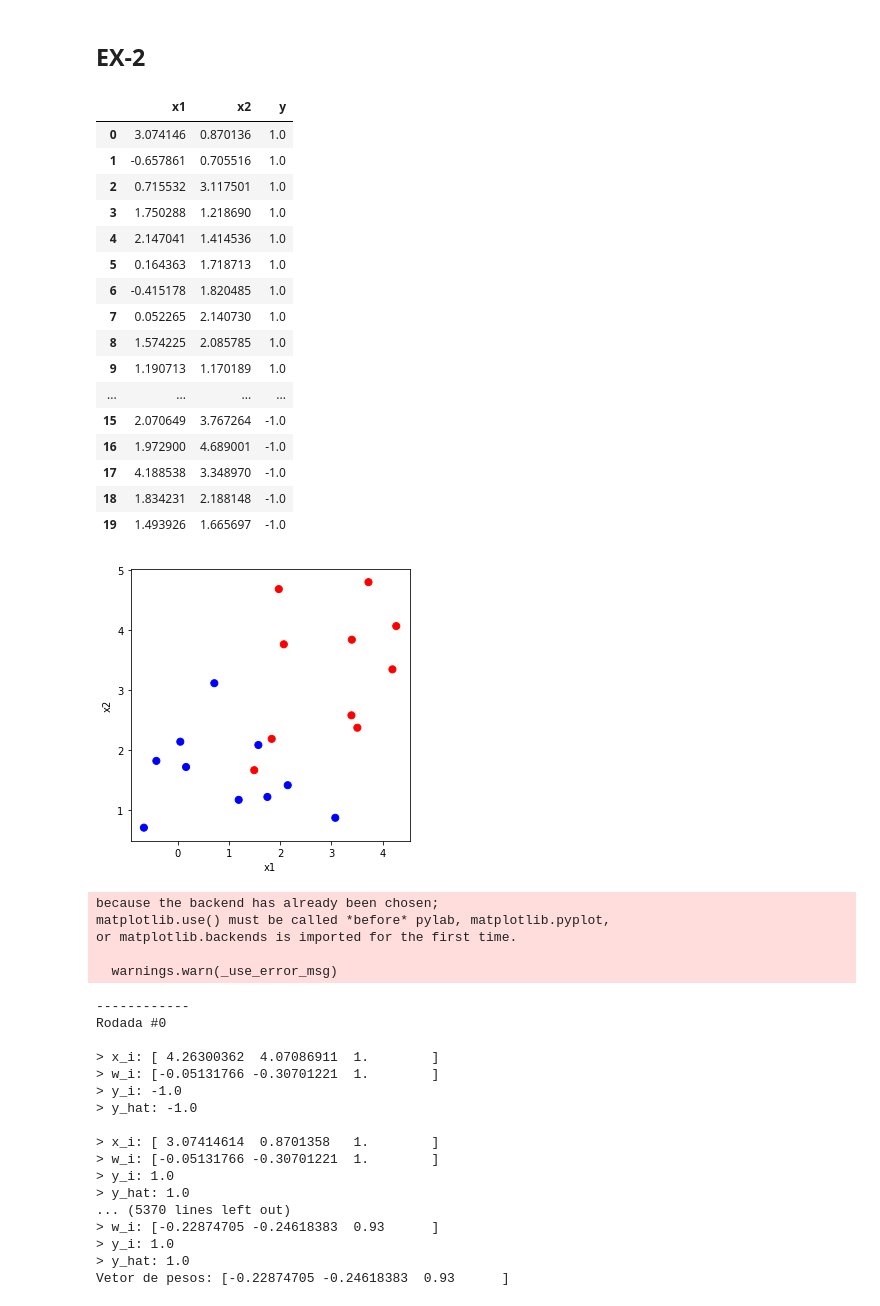
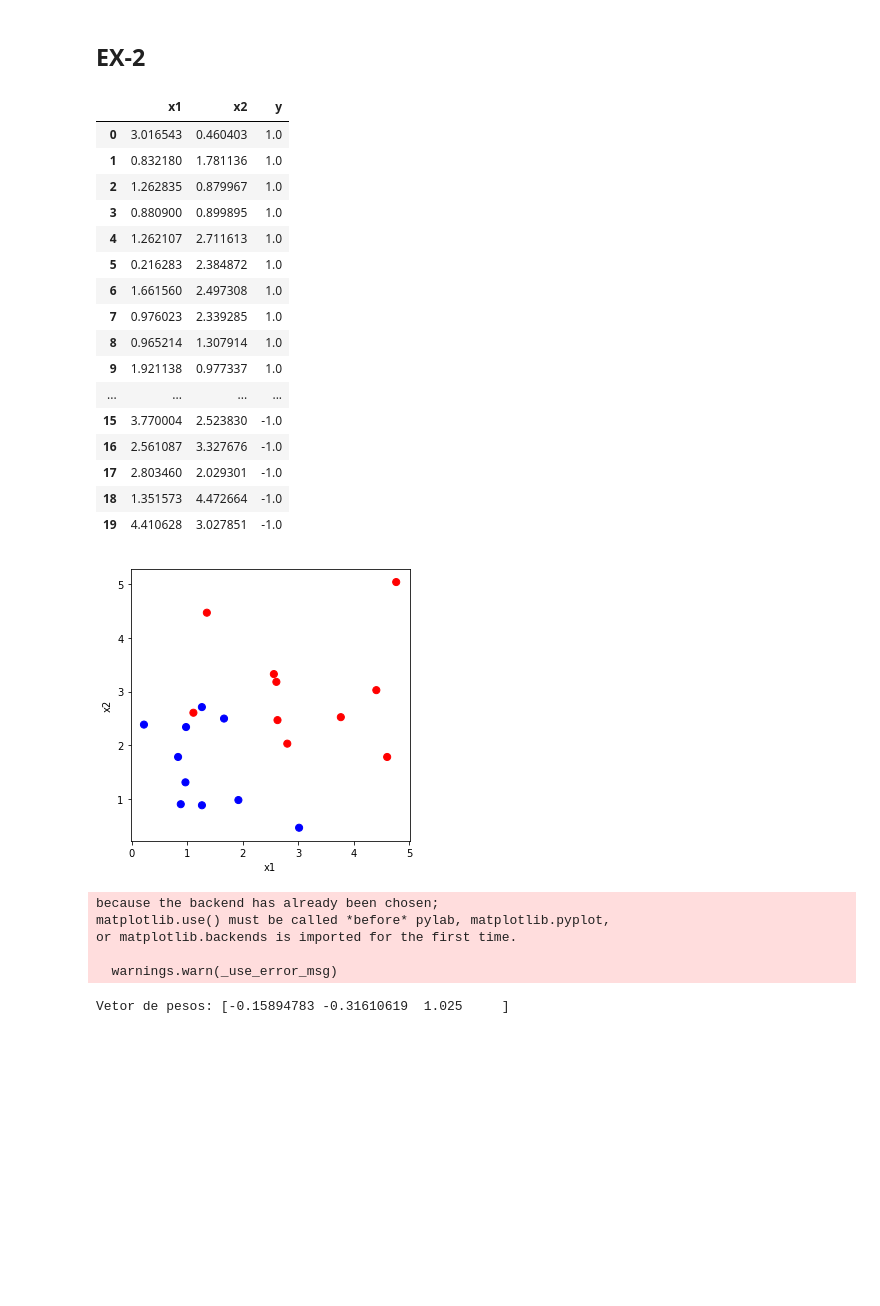
Before and after one commit to gustavowr/machine_learning, a Jupyter notebook: Lista de exercícios 1.ipynb, the cells around one changed output. Drawn from its saved outputs; the diff is of its cells as text; code cells hidden in the pictures; blank space fills up the shorter version.

```diff
--- a/Lista de exercícios 1.ipynb
+++ b/Lista de exercícios 1.ipynb
@@ -81,7 +79,7 @@ def plotSepPlane(df, w, x_i=None, no_plot=False, ax=None, writer=None):
     else:
         plt.show()
 # %%
-for jj in range(10):
+for jj in range(1):
     ## Conjunto de treinamento
 
     train_case = 'w'
@@ -178,70 +176,54 @@ for jj in range(10):
                         print '**********Atualizando pesos:\n> w_i:', w_i
                         df1 = evalPerceptron(df.copy(), w_i, b=None)
                         plotSepPlane(df1, w_i, x_i=x_i, ax=ax, writer=writer)
 
         print 'Vetor de pesos:', w_i
         return w_i
 
     display(df_train)
     plotSepPlane(df_train, None)
 
     import matplotlib
     matplotlib.use("Agg")
     import matplotlib.animation as manimation
 
     FFMpegWriter = manimation.writers['ffmpeg']
     metadata = dict(title='Movie Test', artist='Matplotlib',
                     comment='Movie support!')
     writer = FFMpegWriter(fps=5, metadata=metadata)
 
 
     fig, ax = plt.subplots(figsize=(10,10))
     ax.plot([], [], 'k-o')
 
     with writer.saving(fig, "%s_training_test.mp4" % jj, 100):
         w = trainPerceptron(df_train, max_epoch=50, w_init=(np.random.random(2) - 0.5),
-                            learning_rate=0.005, d='infer', debug=True, writer=writer, ax=ax)
+                            learning_rate=0.005, d='infer', debug=False, writer=writer, ax=ax)
         y = evalPerceptron(df_train, w)
         display(y)
 # %% [output]
 |  | x1 | x2 | y |
-| 0 | 3.074146 | 0.870136 | 1.0 |
-| 1 | -0.657861 | 0.705516 | 1.0 |
-| 2 | 0.715532 | 3.117501 | 1.0 |
-| 3 | 1.750288 | 1.218690 | 1.0 |
-| 4 | 2.147041 | 1.414536 | 1.0 |
-| 5 | 0.164363 | 1.718713 | 1.0 |
-| 6 | -0.415178 | 1.820485 | 1.0 |
-| 7 | 0.052265 | 2.140730 | 1.0 |
-| 8 | 1.574225 | 2.085785 | 1.0 |
-| 9 | 1.190713 | 1.170189 | 1.0 |
+| 0 | 3.016543 | 0.460403 | 1.0 |
+| 1 | 0.832180 | 1.781136 | 1.0 |
+| 2 | 1.262835 | 0.879967 | 1.0 |
+| 3 | 0.880900 | 0.899895 | 1.0 |
+| 4 | 1.262107 | 2.711613 | 1.0 |
+| 5 | 0.216283 | 2.384872 | 1.0 |
+| 6 | 1.661560 | 2.497308 | 1.0 |
+| 7 | 0.976023 | 2.339285 | 1.0 |
+| 8 | 0.965214 | 1.307914 | 1.0 |
+| 9 | 1.921138 | 0.977337 | 1.0 |
 | ... | ... | ... | ... |
-| 15 | 2.070649 | 3.767264 | -1.0 |
-| 16 | 1.972900 | 4.689001 | -1.0 |
-| 17 | 4.188538 | 3.348970 | -1.0 |
-| 18 | 1.834231 | 2.188148 | -1.0 |
-| 19 | 1.493926 | 1.665697 | -1.0 |
+| 15 | 3.770004 | 2.523830 | -1.0 |
+| 16 | 2.561087 | 3.327676 | -1.0 |
+| 17 | 2.803460 | 2.029301 | -1.0 |
+| 18 | 1.351573 | 4.472664 | -1.0 |
+| 19 | 4.410628 | 3.027851 | -1.0 |
-[figure, old version]
+[figure, new version]
 because the backend has already been chosen;
 matplotlib.use() must be called *before* pylab, matplotlib.pyplot,
 or matplotlib.backends is imported for the first time.
 
   warnings.warn(_use_error_msg)
-------------
-Rodada #0
-
-> x_i: [ 4.26300362  4.07086911  1.        ]
-> w_i: [-0.05131766 -0.30701221  1.        ]
-> y_i: -1.0
-> y_hat: -1.0
-
-> x_i: [ 3.07414614  0.8701358   1.        ]
-> w_i: [-0.05131766 -0.30701221  1.        ]
-> y_i: 1.0
-> y_hat: 1.0
-... (5370 lines left out)
-> w_i: [-0.22874705 -0.24618383  0.93      ]
-> y_i: 1.0
-> y_hat: 1.0
-Vetor de pesos: [-0.22874705 -0.24618383  0.93      ]
+Vetor de pesos: [-0.15894783 -0.31610619  1.025     ]
 |  | x1 | x2 | y | b | y_hat | right_answer |
```
Also changed, not shown: parts of 17 cells of this notebook, 1 other file.
